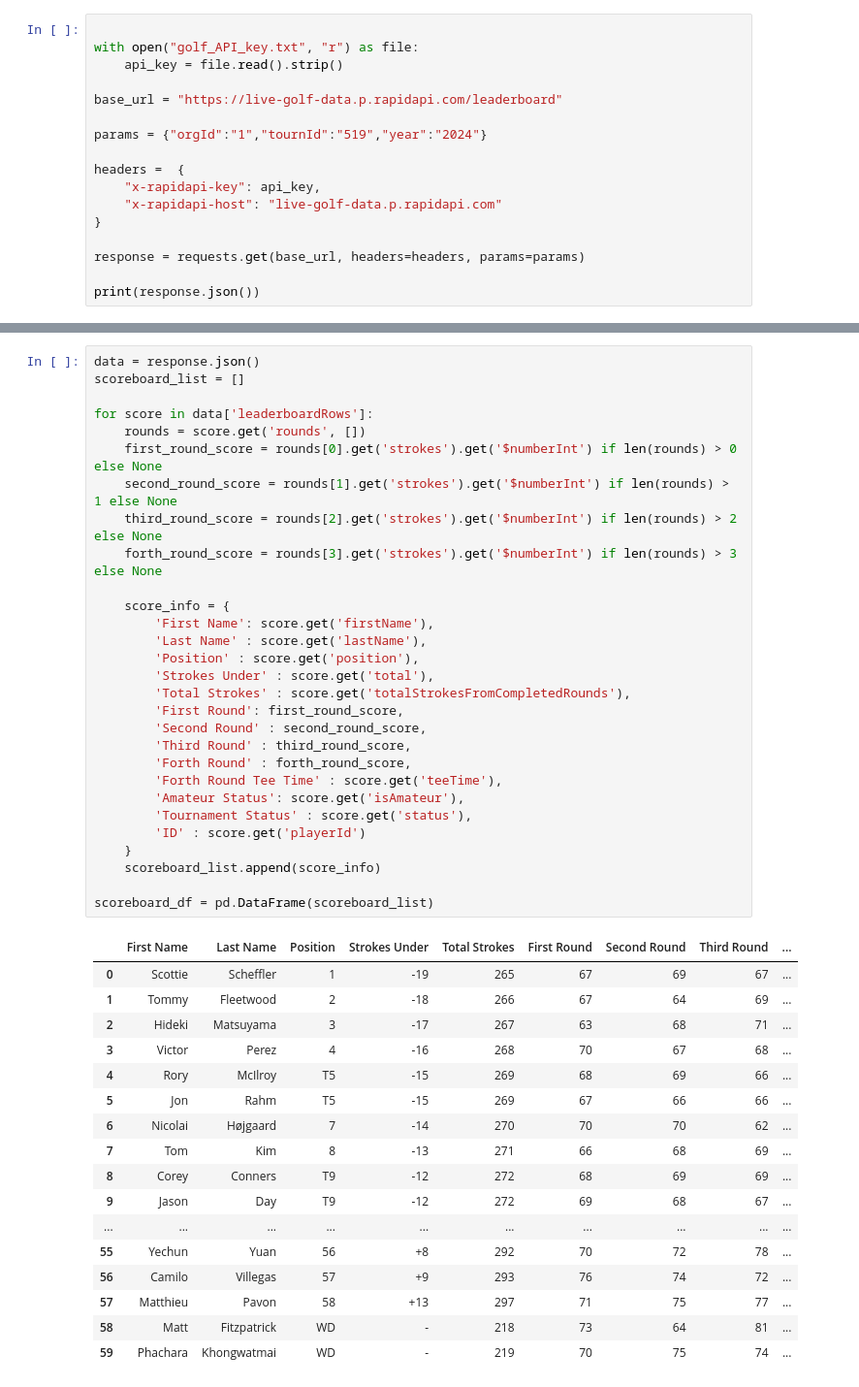
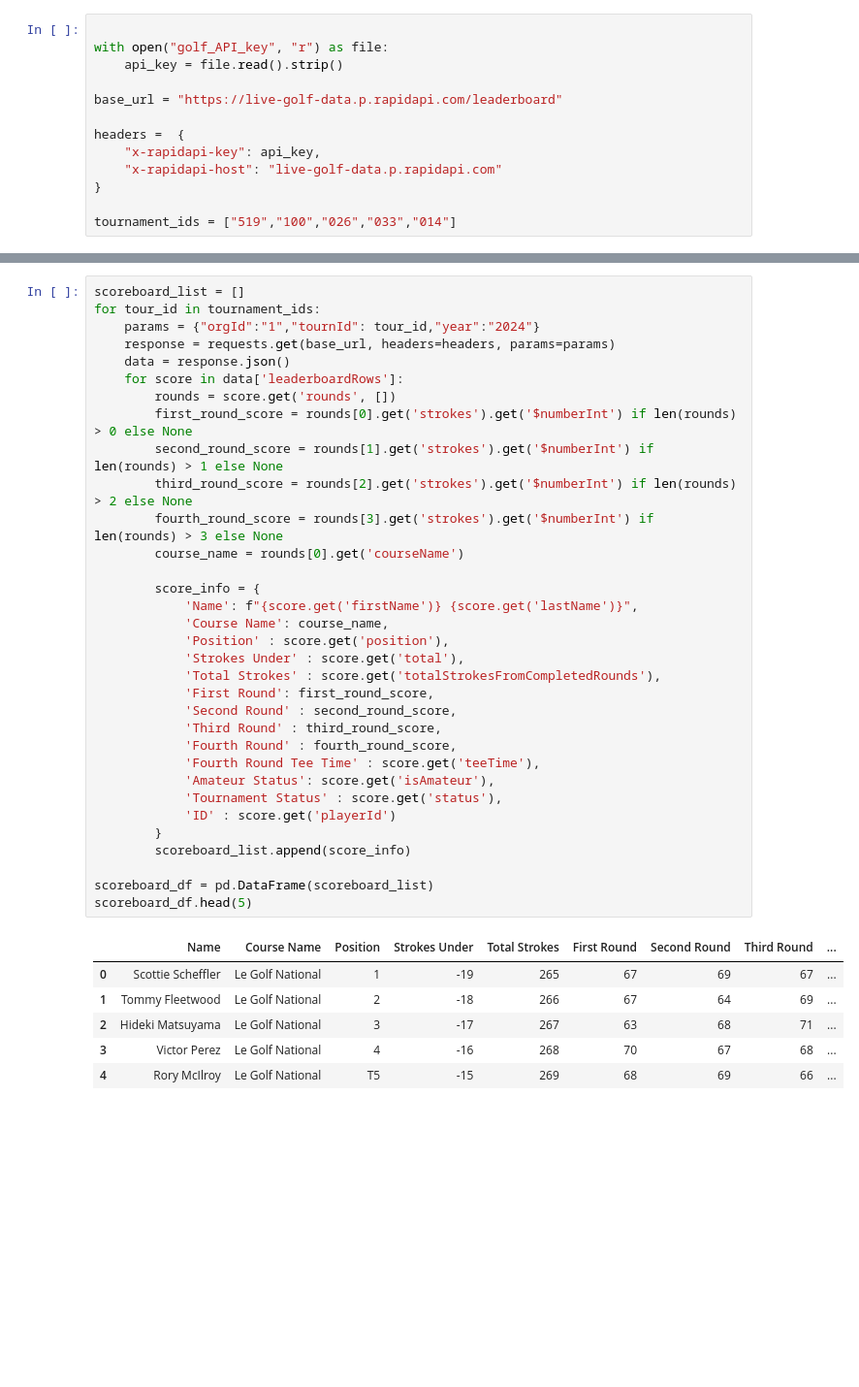
Before and after one commit to annafellars/GolfAPI, a Jupyter notebook: golf.ipynb, the cells around one changed output, grey strips where cells are left out. Shown at 97% size. Saved outputs shown, nothing was run; the diff lists cells and outputs as text; blank space fills up the shorter version.

```diff
--- a/golf.ipynb
+++ b/golf.ipynb
@@ -5,17 +9,13 @@ import requests
 # %%
 
-with open("golf_API_key.txt", "r") as file:
+with open("golf_API_key", "r") as file:
     api_key = file.read().strip()
 
 base_url = "https://live-golf-data.p.rapidapi.com/leaderboard"
-
-params = {"orgId":"1","tournId":"519","year":"2024"}
 
 headers =  {
 	"x-rapidapi-key": api_key,
 	"x-rapidapi-host": "live-golf-data.p.rapidapi.com"
 }
 
-response = requests.get(base_url, headers=headers, params=params)
-
-print(response.json())
+tournament_ids = ["519","100","026","033","014"]
@@ -24,47 +22,40 @@ print(response.json())
 # %%
-data = response.json()
 scoreboard_list = []
+for tour_id in tournament_ids:
+    params = {"orgId":"1","tournId": tour_id,"year":"2024"}
+    response = requests.get(base_url, headers=headers, params=params)
+    data = response.json()
+    for score in data['leaderboardRows']:
+        rounds = score.get('rounds', [])
+        first_round_score = rounds[0].get('strokes').get('$numberInt') if len(rounds) > 0 else None
+        second_round_score = rounds[1].get('strokes').get('$numberInt') if len(rounds) > 1 else None
+        third_round_score = rounds[2].get('strokes').get('$numberInt') if len(rounds) > 2 else None
+        fourth_round_score = rounds[3].get('strokes').get('$numberInt') if len(rounds) > 3 else None
+        course_name = rounds[0].get('courseName')
 
-for score in data['leaderboardRows']:
-    rounds = score.get('rounds', [])
-    first_round_score = rounds[0].get('strokes').get('$numberInt') if len(rounds) > 0 else None
-    second_round_score = rounds[1].get('strokes').get('$numberInt') if len(rounds) > 1 else None
-    third_round_score = rounds[2].get('strokes').get('$numberInt') if len(rounds) > 2 else None
-    forth_round_score = rounds[3].get('strokes').get('$numberInt') if len(rounds) > 3 else None
-
-    score_info = {
-        'First Name': score.get('firstName'),
-        'Last Name' : score.get('lastName'),
-        'Position' : score.get('position'),
-        'Strokes Under' : score.get('total'),
-        'Total Strokes' : score.get('totalStrokesFromCompletedRounds'),
-        'First Round': first_round_score,
-        'Second Round' : second_round_score,
-        'Third Round' : third_round_score,
-        'Forth Round' : forth_round_score,
-        'Forth Round Tee Time' : score.get('teeTime'),
-        'Amateur Status': score.get('isAmateur'),
-        'Tournament Status' : score.get('status'),
-        'ID' : score.get('playerId')
-    }
-    scoreboard_list.append(score_info)
+        score_info = {
+            'Name': f"{score.get('firstName')} {score.get('lastName')}",
+            'Course Name': course_name,
+            'Position' : score.get('position'),
+            'Strokes Under' : score.get('total'),
+            'Total Strokes' : score.get('totalStrokesFromCompletedRounds'),
+            'First Round': first_round_score,
+            'Second Round' : second_round_score,
+            'Third Round' : third_round_score,
+            'Fourth Round' : fourth_round_score,
+            'Fourth Round Tee Time' : score.get('teeTime'),
+            'Amateur Status': score.get('isAmateur'),
+            'Tournament Status' : score.get('status'),
+            'ID' : score.get('playerId')
+        }
+        scoreboard_list.append(score_info)
 
 scoreboard_df = pd.DataFrame(scoreboard_list)
+scoreboard_df.head(5)
 # %% [output]
-|  | First Name | Last Name | Position | Strokes Under | Total Strokes | First Round | Second Round | Third Round | ... |
-| 0 | Scottie | Scheffler | 1 | -19 | 265 | 67 | 69 | 67 | ... |
-| 1 | Tommy | Fleetwood | 2 | -18 | 266 | 67 | 64 | 69 | ... |
-| 2 | Hideki | Matsuyama | 3 | -17 | 267 | 63 | 68 | 71 | ... |
-| 3 | Victor | Perez | 4 | -16 | 268 | 70 | 67 | 68 | ... |
-| 4 | Rory | McIlroy | T5 | -15 | 269 | 68 | 69 | 66 | ... |
-| 5 | Jon | Rahm | T5 | -15 | 269 | 67 | 66 | 66 | ... |
-| 6 | Nicolai | Højgaard | 7 | -14 | 270 | 70 | 70 | 62 | ... |
-| 7 | Tom | Kim | 8 | -13 | 271 | 66 | 68 | 69 | ... |
-| 8 | Corey | Conners | T9 | -12 | 272 | 68 | 69 | 69 | ... |
-| 9 | Jason | Day | T9 | -12 | 272 | 69 | 68 | 67 | ... |
-| ... | ... | ... | ... | ... | ... | ... | ... | ... | ... |
-| 55 | Yechun | Yuan | 56 | +8 | 292 | 70 | 72 | 78 | ... |
-| 56 | Camilo | Villegas | 57 | +9 | 293 | 76 | 74 | 72 | ... |
-| 57 | Matthieu | Pavon | 58 | +13 | 297 | 71 | 75 | 77 | ... |
-| 58 | Matt | Fitzpatrick | WD | - | 218 | 73 | 64 | 81 | ... |
-| 59 | Phachara | Khongwatmai | WD | - | 219 | 70 | 75 | 74 | ... |
+|  | Name | Course Name | Position | Strokes Under | Total Strokes | First Round | Second Round | Third Round | ... |
+| 0 | Scottie Scheffler | Le Golf National | 1 | -19 | 265 | 67 | 69 | 67 | ... |
+| 1 | Tommy Fleetwood | Le Golf National | 2 | -18 | 266 | 67 | 64 | 69 | ... |
+| 2 | Hideki Matsuyama | Le Golf National | 3 | -17 | 267 | 63 | 68 | 71 | ... |
+| 3 | Victor Perez | Le Golf National | 4 | -16 | 268 | 70 | 67 | 68 | ... |
+| 4 | Rory McIlroy | Le Golf National | T5 | -15 | 269 | 68 | 69 | 66 | ... |
```
Also changed, not shown: parts of 10 cells of this notebook, 1 other file.
